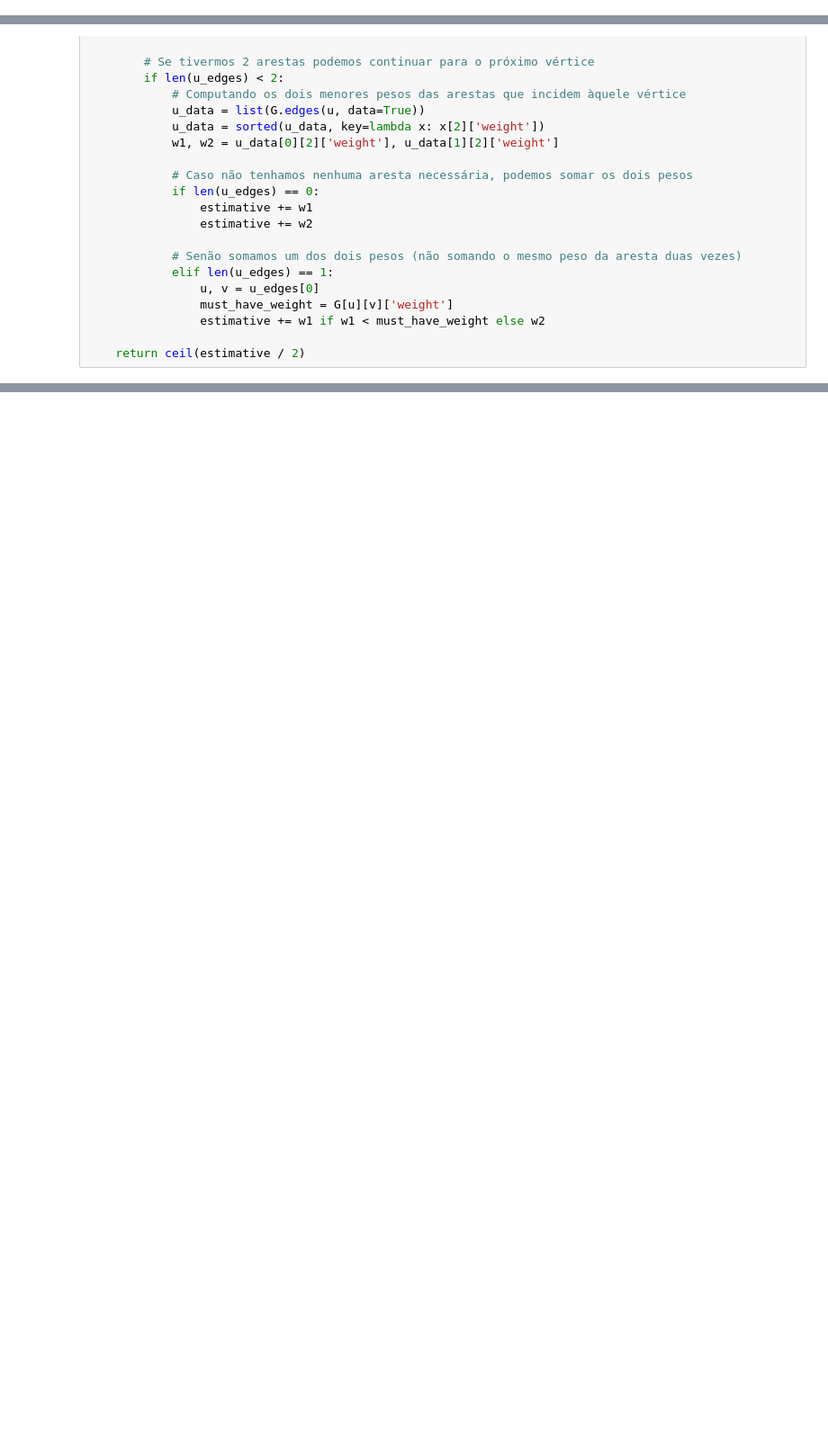
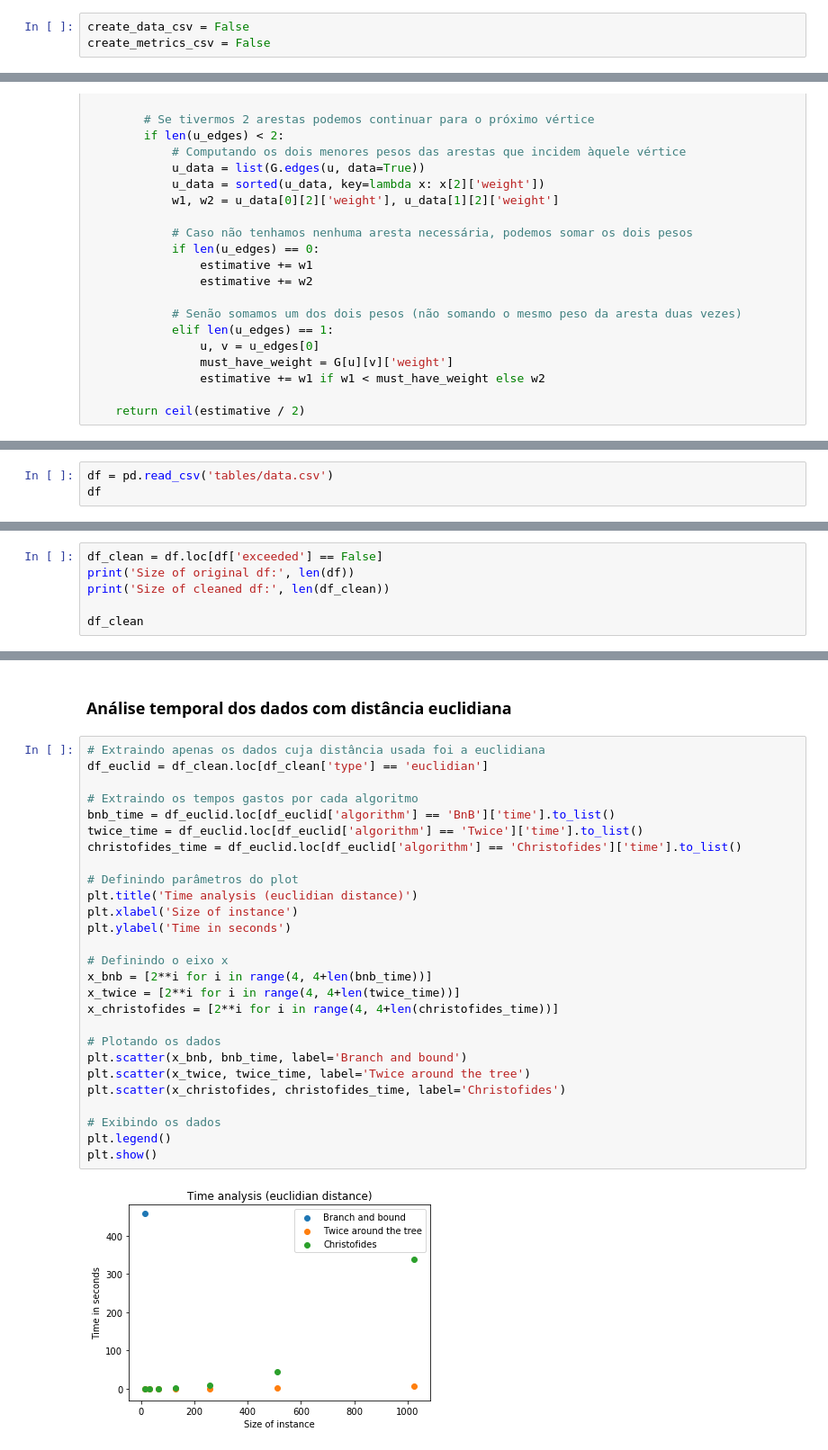
Before and after one commit to ThiagoPoppe/ALG2, a Jupyter notebook: TP2/tp2.ipynb, the cells around one changed output, grey strips where cells are left out. Shown: that part at 90% size. Drawn from its saved outputs; the diff is of its cells as text; blank space fills up the shorter version.

```diff
--- a/TP2/tp2.ipynb
+++ b/TP2/tp2.ipynb
@@ -11,0 +17,3 @@ from queue import PriorityQueue
+# %%
+create_data_csv = False
+create_metrics_csv = False
@@ -433,0 +549,3 @@ Wall time: 0 ns
+# %%
+df = pd.read_csv('tables/data.csv')
+df
@@ -433,0 +572,6 @@ Wall time: 0 ns
+# %%
+df_clean = df.loc[df['exceeded'] == False]
+print('Size of original df:', len(df))
+print('Size of cleaned df:', len(df_clean))
+
+df_clean
@@ -433,0 +600,31 @@ Wall time: 0 ns
+# %% [markdown]
+### Análise temporal dos dados com distância euclidiana
+# %%
+# Extraindo apenas os dados cuja distância usada foi a euclidiana
+df_euclid = df_clean.loc[df_clean['type'] == 'euclidian']
+
+# Extraindo os tempos gastos por cada algoritmo
+bnb_time = df_euclid.loc[df_euclid['algorithm'] == 'BnB']['time'].to_list()
+twice_time = df_euclid.loc[df_euclid['algorithm'] == 'Twice']['time'].to_list()
+christofides_time = df_euclid.loc[df_euclid['algorithm'] == 'Christofides']['time'].to_list()
+
+# Definindo parâmetros do plot
+plt.title('Time analysis (euclidian distance)')
+plt.xlabel('Size of instance')
+plt.ylabel('Time in seconds')
+
+# Definindo o eixo x
+x_bnb = [2**i for i in range(4, 4+len(bnb_time))]
+x_twice = [2**i for i in range(4, 4+len(twice_time))]
+x_christofides = [2**i for i in range(4, 4+len(christofides_time))]
+
+# Plotando os dados
+plt.scatter(x_bnb, bnb_time, label='Branch and bound')
+plt.scatter(x_twice, twice_time, label='Twice around the tree')
+plt.scatter(x_christofides, christofides_time, label='Christofides')
+
+# Exibindo os dados
+plt.legend()
+plt.show()
+# %% [output]
+[figure, added]
```
Also changed, not shown: parts of 55 cells of this notebook, 3 other files.
